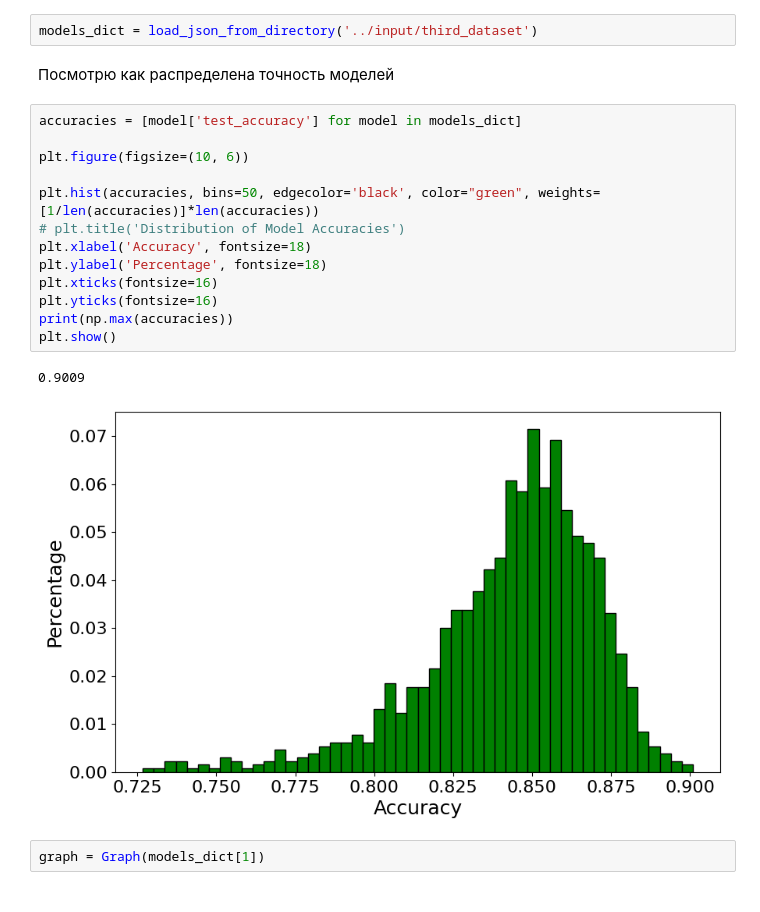
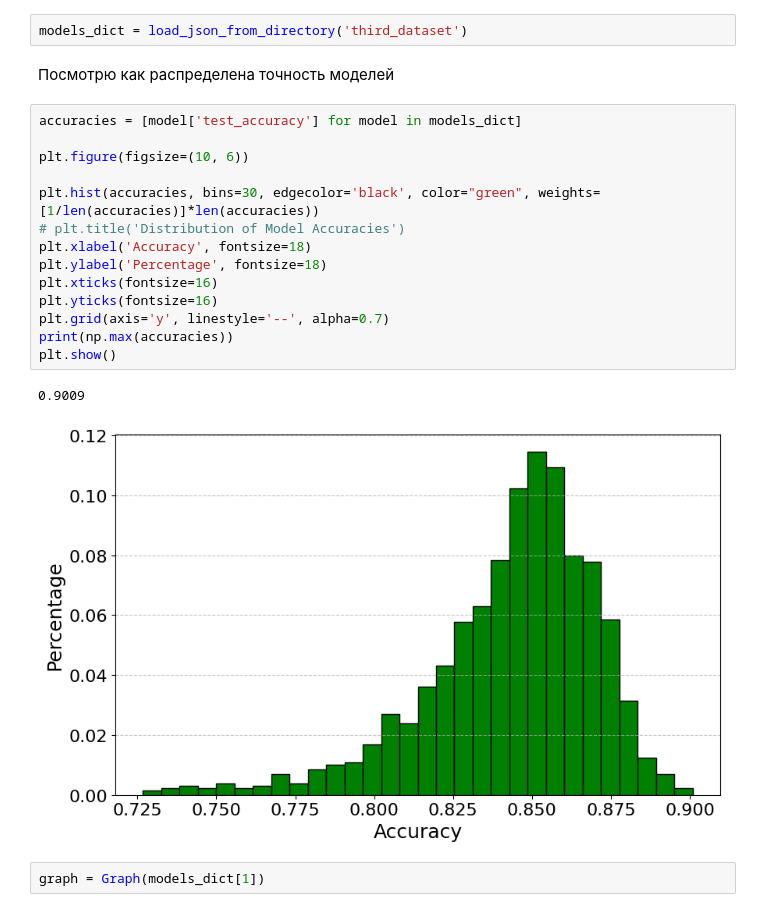
Before and after one commit to intsystems/predicator-function-for-neural-networks, a Jupyter notebook: code/gcn-training.ipynb, the cells around one changed output. Drawn from its saved outputs; the diff is of its cells as text.

Commit message:
Add new graphs, and update paper

```diff
--- a/code/gcn-training.ipynb
+++ b/code/gcn-training.ipynb
@@ -106,25 +106,26 @@ def load_json_from_directory(directory_path):
                         print(f"Error decoding JSON from file {file_path}: {e}")
     return json_data
 # %%
-models_dict = load_json_from_directory('../input/third_dataset')
+models_dict = load_json_from_directory('third_dataset')
 # %% [markdown]
 Посмотрю как распределена точность моделей
 # %%
 accuracies = [model['test_accuracy'] for model in models_dict]
 
 plt.figure(figsize=(10, 6))
 
-plt.hist(accuracies, bins=50, edgecolor='black', color="green", weights=[1/len(accuracies)]*len(accuracies))
+plt.hist(accuracies, bins=30, edgecolor='black', color="green", weights=[1/len(accuracies)]*len(accuracies))
 # plt.title('Distribution of Model Accuracies')
 plt.xlabel('Accuracy', fontsize=18)
 plt.ylabel('Percentage', fontsize=18)
 plt.xticks(fontsize=16)
 plt.yticks(fontsize=16)
+plt.grid(axis='y', linestyle='--', alpha=0.7)
 print(np.max(accuracies))
 plt.show()
 # %% [output]
 0.9009
-[figure, old version]
+[figure, new version]
 # %%
 graph = Graph(models_dict[1])
 # %% [markdown]
```
Also changed, not shown: 6 other files.
